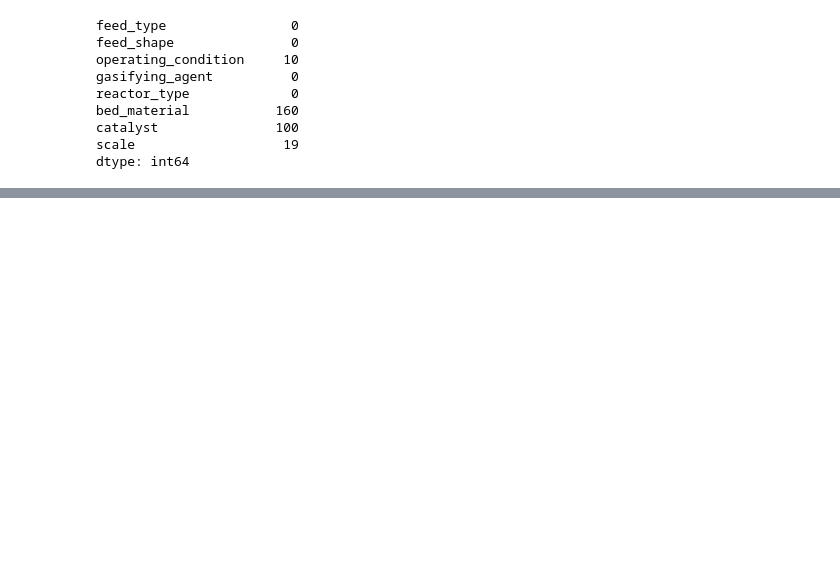
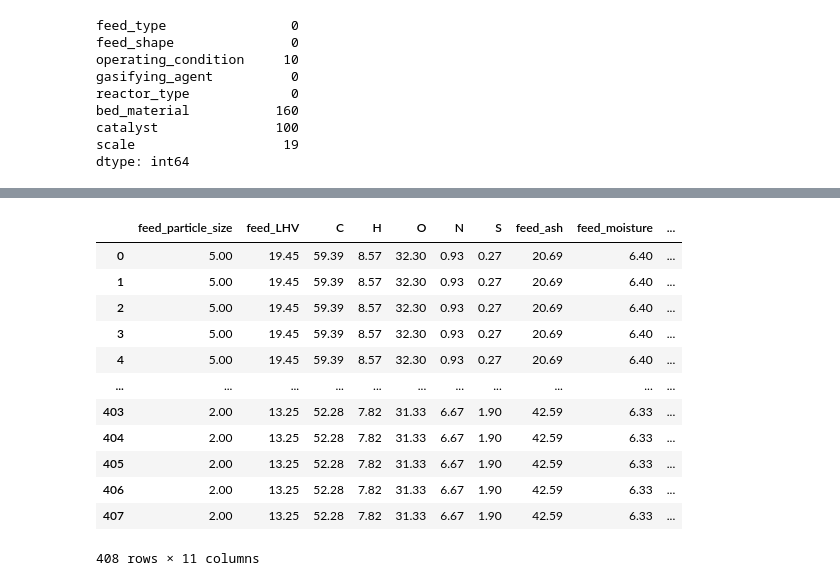
Before and after one commit to kittyoomm/Biomass-Gasification, a Jupyter notebook: Data_preprocessing.ipynb, the cells around one changed output, grey strips where cells are left out. Drawn from its saved outputs; the diff is of its cells as text; code cells hidden in the pictures; blank space fills up the shorter version.

```diff
--- a/Data_preprocessing.ipynb
+++ b/Data_preprocessing.ipynb
@@ -229,0 +285,20 @@ dtype: int64
+# %%
+input_cont_preprocessed = clean_input_cont.copy()
+
+cont_drop_columns = ['Steam/Biomass']
+input_cont_preprocessed = input_cont_preprocessed.drop(cont_drop_columns, axis=1)
+input_cont_preprocessed
+# %% [output]
+|  | feed_particle_size | feed_LHV | C | H | O | N | S | feed_ash | feed_moisture | ... |
+| 0 | 5.00 | 19.45 | 59.39 | 8.57 | 32.30 | 0.93 | 0.27 | 20.69 | 6.40 | ... |
+| 1 | 5.00 | 19.45 | 59.39 | 8.57 | 32.30 | 0.93 | 0.27 | 20.69 | 6.40 | ... |
+| 2 | 5.00 | 19.45 | 59.39 | 8.57 | 32.30 | 0.93 | 0.27 | 20.69 | 6.40 | ... |
+| 3 | 5.00 | 19.45 | 59.39 | 8.57 | 32.30 | 0.93 | 0.27 | 20.69 | 6.40 | ... |
+| 4 | 5.00 | 19.45 | 59.39 | 8.57 | 32.30 | 0.93 | 0.27 | 20.69 | 6.40 | ... |
+| ... | ... | ... | ... | ... | ... | ... | ... | ... | ... | ... |
+| 403 | 2.00 | 13.25 | 52.28 | 7.82 | 31.33 | 6.67 | 1.90 | 42.59 | 6.33 | ... |
+| 404 | 2.00 | 13.25 | 52.28 | 7.82 | 31.33 | 6.67 | 1.90 | 42.59 | 6.33 | ... |
+| 405 | 2.00 | 13.25 | 52.28 | 7.82 | 31.33 | 6.67 | 1.90 | 42.59 | 6.33 | ... |
+| 406 | 2.00 | 13.25 | 52.28 | 7.82 | 31.33 | 6.67 | 1.90 | 42.59 | 6.33 | ... |
+| 407 | 2.00 | 13.25 | 52.28 | 7.82 | 31.33 | 6.67 | 1.90 | 42.59 | 6.33 | ... |
+408 rows × 11 columns
```
Also changed, not shown: parts of 20 cells of this notebook, 1 other file.
